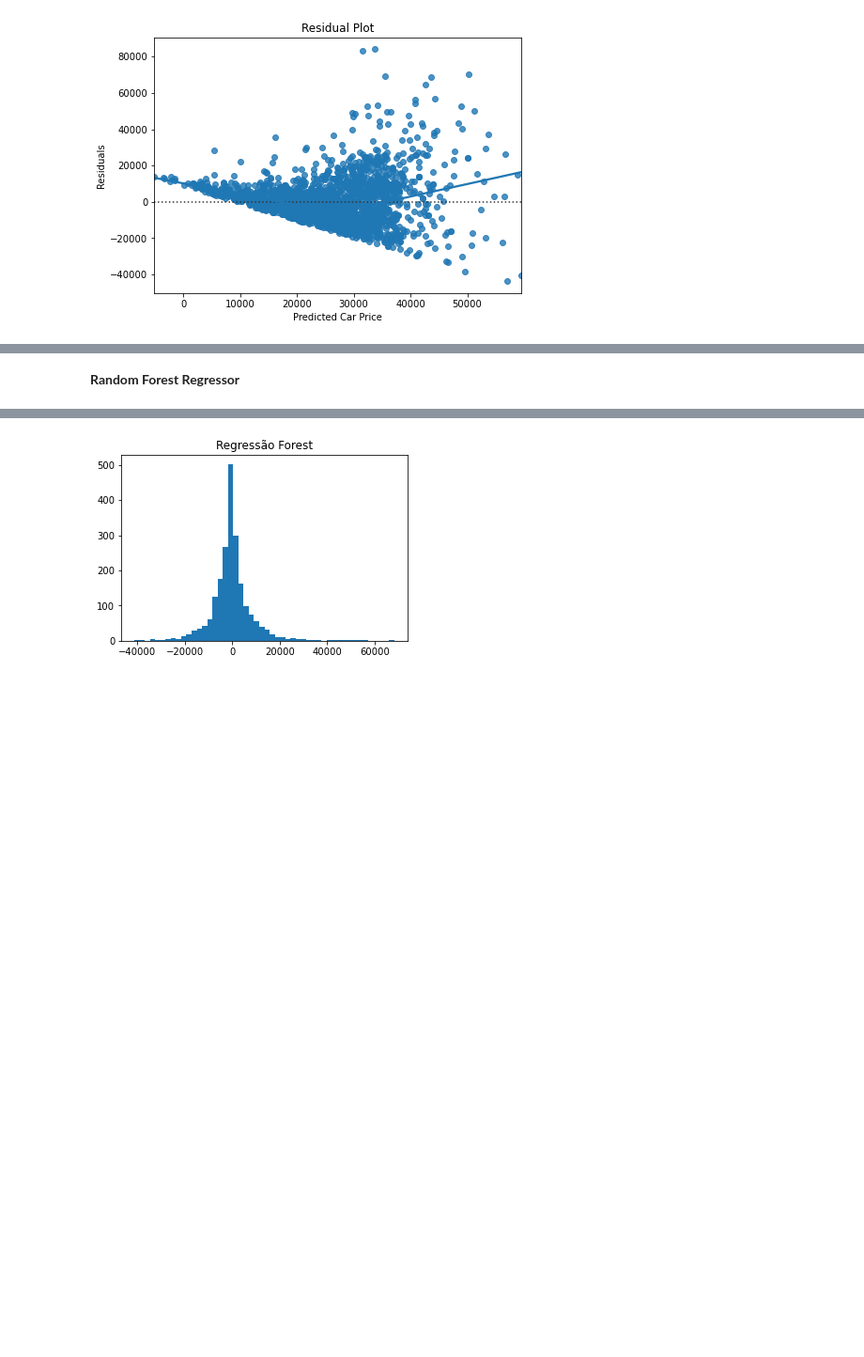
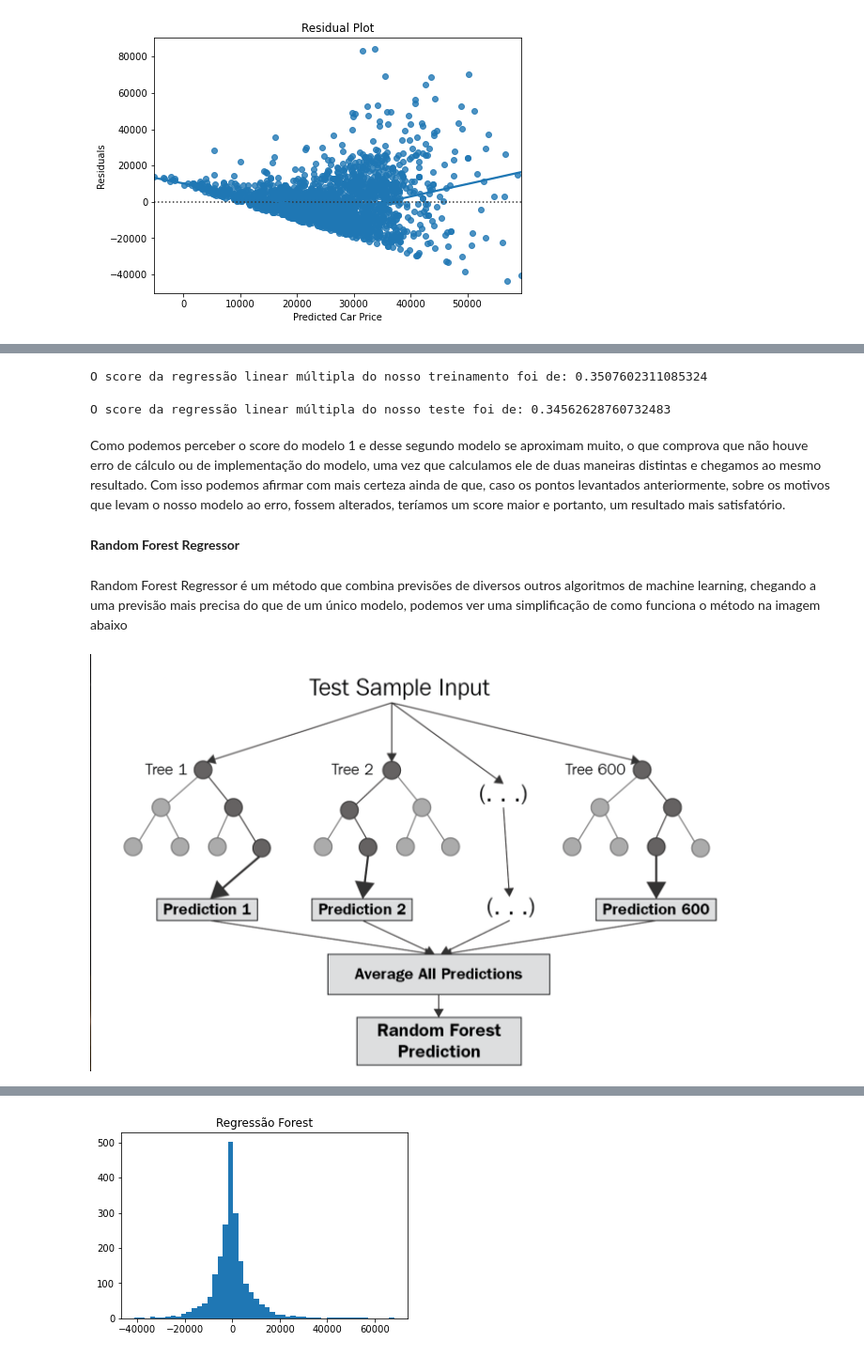
Before and after one commit to EnzoFonteyne/Projeto2CDADOS, a Jupyter notebook: Proj2cdados2021-Final2.ipynb, the cells around one changed output, grey strips where cells are left out. Shown at 94% size. Drawn from its saved outputs; the diff is of its cells as text; code cells hidden in the pictures; blank space fills up the shorter version.

```diff
--- a/Proj2cdados2021-Final2.ipynb
+++ b/Proj2cdados2021-Final2.ipynb
@@ -602,2 +591,21 @@ modelo_inicial.score(X_teste, Y_teste)
+# %%
+treino = modelo_inicial.score(X_treinamento, Y_treinamento)
+print(f'O score da regressão linear múltipla do nosso treinamento foi de: {treino}')
+# %% [output]
+O score da regressão linear múltipla do nosso treinamento foi de: 0.3507602311085324
+# %%
+final = modelo_inicial.score(X_teste, Y_teste)
+print(f'O score da regressão linear múltipla do nosso teste foi de: {final}')
+# %% [output]
+O score da regressão linear múltipla do nosso teste foi de: 0.34562628760732483
+# %% [markdown]
+Como podemos perceber o score do modelo 1 e desse segundo modelo se aproximam muito, o que comprova que não houve erro de cálculo ou de implementação do modelo, uma vez que calculamos ele de duas maneiras distintas e chegamos ao mesmo resultado. Com isso podemos afirmar com mais certeza ainda de que, caso os pontos levantados anteriormente, sobre os motivos que levam o nosso modelo ao erro, fossem alterados, teríamos um score maior e portanto, um resultado mais satisfatório.
 # %% [markdown]
 **Random Forest Regressor**
+# %% [markdown]
+Random Forest Regressor é um método que combina previsões de diversos outros algoritmos de machine learning, chegando a uma previsão mais precisa do que de um único modelo, podemos ver uma simplificação de como funciona o método na imagem abaixo
+# %%
+from IPython.display import Image
+Image(filename='1_ZFuMI_HrI3jt2Wlay73IUQ.png')
+# %% [output]
+[figure, added]
```
Also changed, not shown: parts of 40 cells of this notebook.
